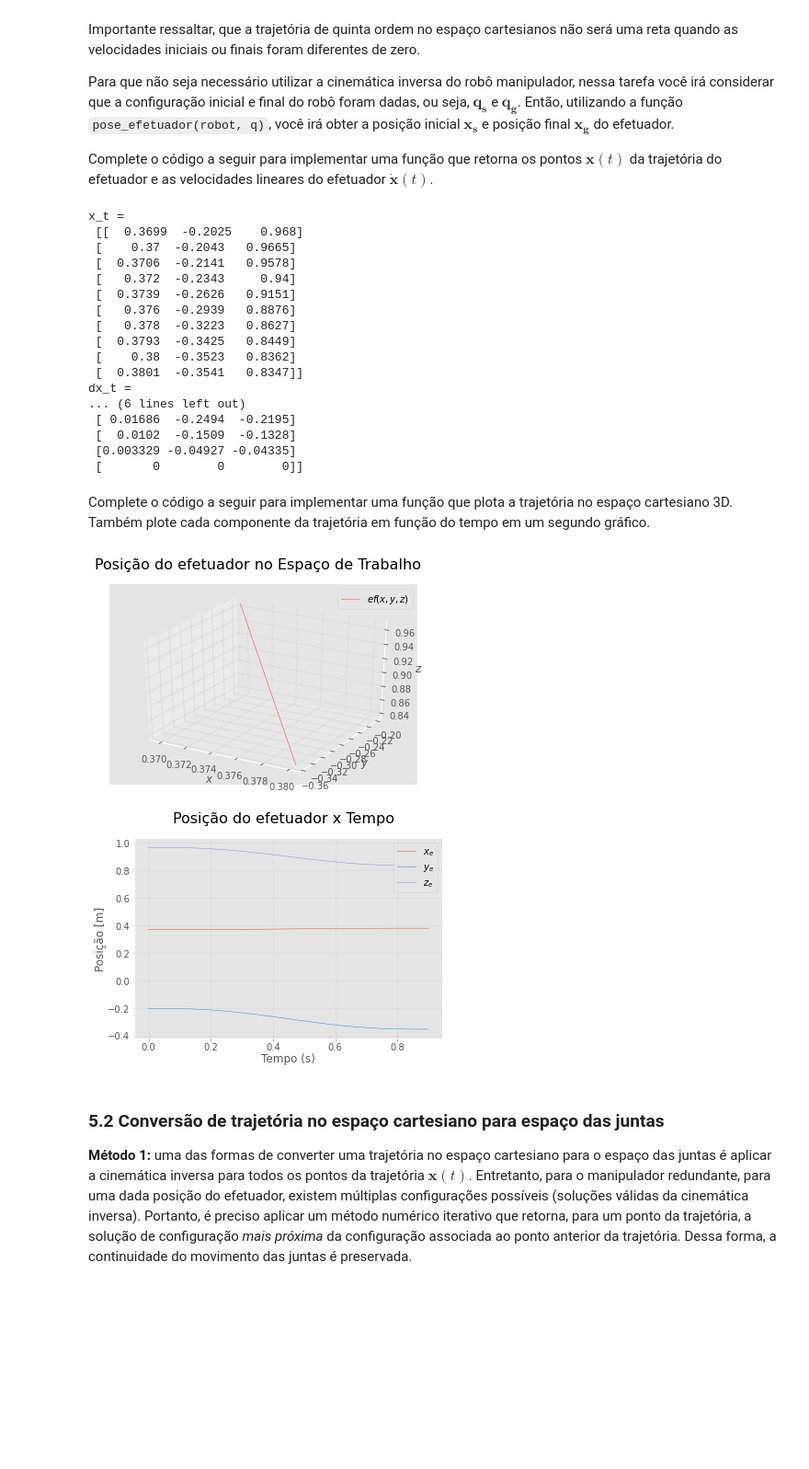
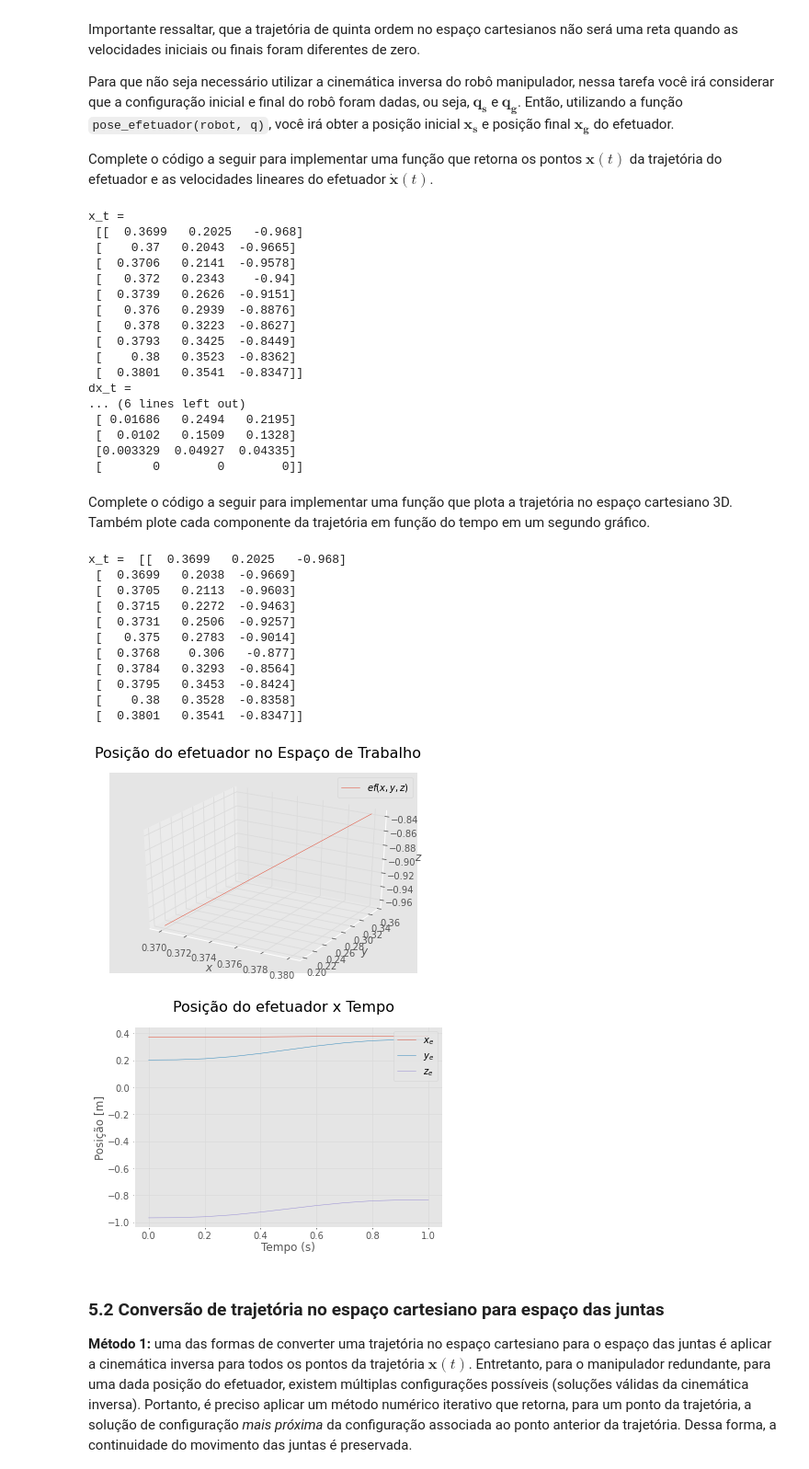
Before and after one commit to RafaelBaquero/lab-robos-manip, a Jupyter notebook: sel0634_tarefa6_2022.ipynb, the cells around one changed output. Shown at 92% size. Saved outputs shown, nothing was run; the diff lists cells and outputs as text; code cells hidden in the pictures; blank space fills up the shorter version.

```diff
--- a/sel0634_tarefa6_2022.ipynb
+++ b/sel0634_tarefa6_2022.ipynb
@@ -136,11 +137,13 @@ def calcular_trajetoria(theta_s, theta_g, Td, dt):
     return theta_t, dtheta_t, ddtheta_t
 
 # Testing the function
-# theta_s = np.array([0,1,2,3,4,5,6])
-# theta_g = np.array([1,2,3,4,5,6,7])
-# Td = 1
-# dt = 0.1
-# [theta1, theta2, theta3] = calcular_trajetoria(theta_s,theta_g,Td,dt)
-# print(theta1)
+q_s = np.array([0,10,20,30,40,50,60])*pi/180
+q_g = np.array([10,20,30,40,50,60,70])*pi/180
+Td = 1
+dt = 0.1
+[theta1, theta2, theta3] = calcular_trajetoria(q_s,q_g,Td,dt)
+print("q_t = ",theta1*180/pi)
 
 # Multi-line edit: https://stackoverflow.com/questions/60053748/google-colab-edit-two-lines-at-the-same-time
+
+plotar_trajetoria_cartesiano_resultado(robot1, theta1, dt, Td)
@@ -380,21 +403,21 @@ print("x_t = \n",x_t)
 print("dx_t = \n",dx_t)
 # %% [output]
 x_t =
- [[  0.3699  -0.2025    0.968]
- [    0.37  -0.2043   0.9665]
- [  0.3706  -0.2141   0.9578]
- [   0.372  -0.2343     0.94]
- [  0.3739  -0.2626   0.9151]
- [   0.376  -0.2939   0.8876]
- [   0.378  -0.3223   0.8627]
- [  0.3793  -0.3425   0.8449]
- [    0.38  -0.3523   0.8362]
- [  0.3801  -0.3541   0.8347]]
+ [[  0.3699   0.2025   -0.968]
+ [    0.37   0.2043  -0.9665]
+ [  0.3706   0.2141  -0.9578]
+ [   0.372   0.2343    -0.94]
+ [  0.3739   0.2626  -0.9151]
+ [   0.376   0.2939  -0.8876]
+ [   0.378   0.3223  -0.8627]
+ [  0.3793   0.3425  -0.8449]
+ [    0.38   0.3523  -0.8362]
+ [  0.3801   0.3541  -0.8347]]
 dx_t =
 ... (6 lines left out)
- [ 0.01686  -0.2494  -0.2195]
- [  0.0102  -0.1509  -0.1328]
- [0.003329 -0.04927 -0.04335]
+ [ 0.01686   0.2494   0.2195]
+ [  0.0102   0.1509   0.1328]
+ [0.003329  0.04927  0.04335]
  [       0        0        0]]
 # %% [markdown]
 Complete o código a seguir para implementar uma função que plota a trajetória no espaço cartesiano 3D. Também plote cada componente da trajetória em função do tempo em um segundo gráfico.
@@ -408,7 +431,6 @@ def plotar_trajetoria_cartesiano(x_t, Td, dt):
   M = t.shape[0]
 
   # print(t)
-  # print(x_t[:,0])
 
   # Construir os gráficos
 
@@ -426,37 +448,50 @@ def plotar_trajetoria_cartesiano(x_t, Td, dt):
 
   fig = plt.figure()
   fig.suptitle('Posição do efetuador x Tempo',fontsize = 16)
   ax1 = fig.add_subplot(1,1,1)
   for i in range(3):
     ax1.plot(t,x_t[:,i])
   ax1.grid(True)
   # ax1.legend(lgn,loc = "upper left",ncol=len(lgn))
   ax1.legend(lgn,loc = "upper right")
   plt.xlabel('Tempo (s)')
   plt.ylabel(r'Posição [m]')
   # https://matplotlib.org/3.5.0/tutorials/text/mathtext.html
 
   # fig = plt.figure()
   # ax2 = fig.add_subplot(1,1,1)
   # for i in range(3):
   #   ax2.plot(t,w_efetuador[i,:])
   # ax2.grid(True)
   # ax2.legend(lgn_w,loc = "upper right")
   # plt.xlabel('Tempo (s)')
   # plt.ylabel(r'Velocidade angular $\omega$ [rad/s]')
 
 # Testing the function
 q_s = np.array([0,10,20,30,40,50,60])*pi/180
 q_g = np.array([10,20,30,40,50,60,70])*pi/180
 
-Td = 0.9
-dt = 0.01
+Td = 1
+dt = 0.1
 robot1 = kinova_robot("KinovaGen3_P1")
 [x_t, dx_t] = calcular_trajetoria_cartesiano(robot1,q_s,q_g,Td,dt)
 plotar_trajetoria_cartesiano(x_t,Td,dt)
+
+print("x_t = ",x_t)
 # %% [output]
+x_t =  [[  0.3699   0.2025   -0.968]
+ [  0.3699   0.2038  -0.9669]
+ [  0.3705   0.2113  -0.9603]
+ [  0.3715   0.2272  -0.9463]
+ [  0.3731   0.2506  -0.9257]
+ [   0.375   0.2783  -0.9014]
+ [  0.3768    0.306   -0.877]
+ [  0.3784   0.3293  -0.8564]
+ [  0.3795   0.3453  -0.8424]
+ [    0.38   0.3528  -0.8358]
+ [  0.3801   0.3541  -0.8347]]
-[figure, old version]
+[figure, new version]
-[figure, old version]
+[figure, new version]
 # %% [markdown]
 ### 5.2 Conversão de trajetória no espaço cartesiano para espaço das juntas
 
```
Also changed, not shown: parts of 6 cells of this notebook.
